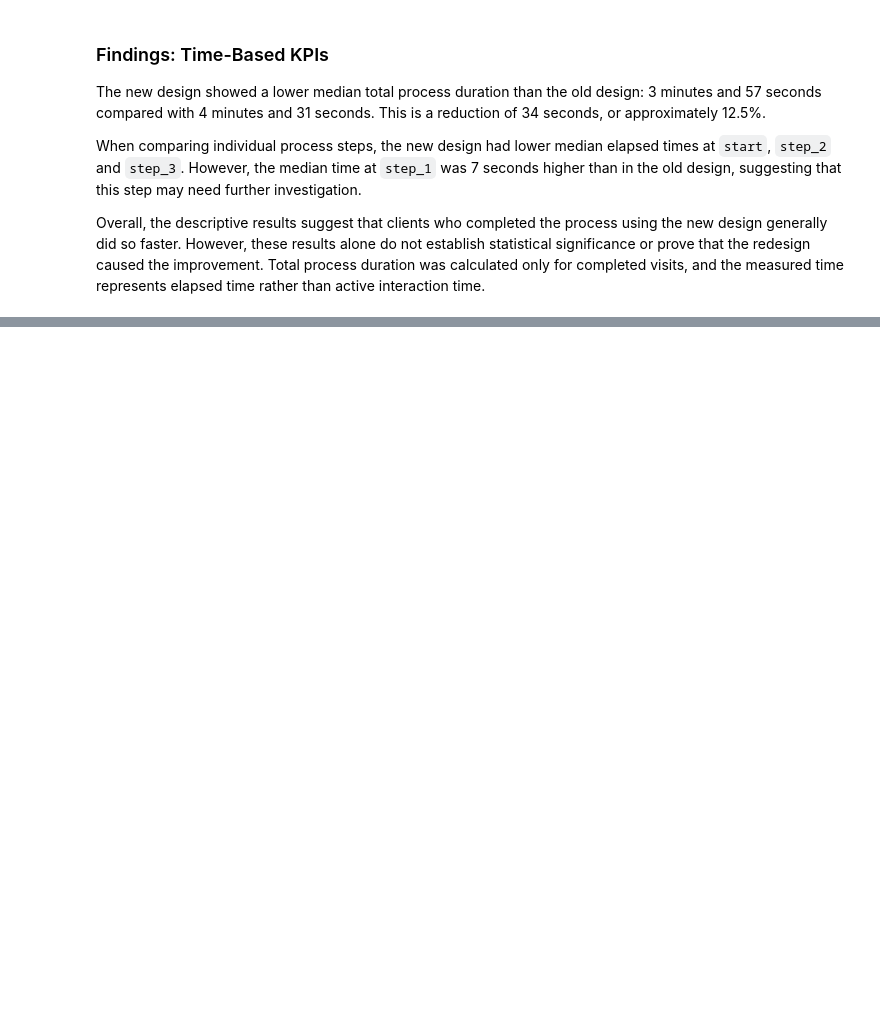
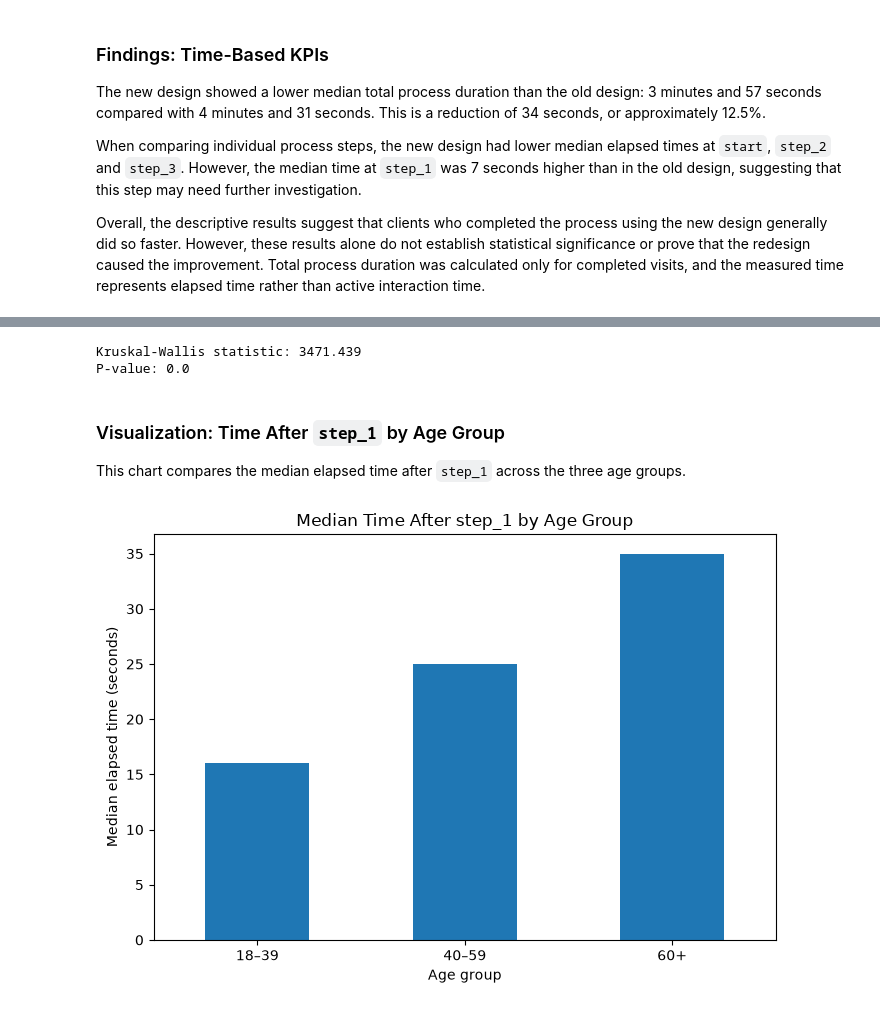
Before and after one commit to JovZiv/vanguard-ab-test-project2, a Jupyter notebook: vanguard-ab-test.ipynb, the cells around one changed output, grey strips where cells are left out. Drawn from its saved outputs; the diff is of its cells as text; code cells hidden in the pictures; blank space fills up the shorter version.

```diff
--- a/vanguard-ab-test.ipynb
+++ b/vanguard-ab-test.ipynb
@@ -691,0 +806,13 @@ Overall, the descriptive results suggest that clients who completed the process
+# %%
+# Remove intervals without age information
+step1_age = step1_age.dropna(subset=["clnt_age"]).copy()
+
+# Assign each client to an age group
+step1_age["age_group"] = pd.cut(
+    step1_age["clnt_age"],
+    bins=[0, 39, 59, float("inf")],
+    labels=["18–39", "40–59", "60+"],
+)
+
+# Count the intervals in each age group
+print(step1_age["age_group"].value_counts().sort_index())
@@ -691,0 +829,10 @@ Overall, the descriptive results suggest that clients who completed the process
+# %%
+# Compare the time intervals across age groups using summary statistics
+age_time_summary = (
+    step1_age.groupby("age_group", observed=True)["time_seconds"]
+    .agg(["count", "mean", "median"])
+    .round(1)
+)
+
+# Display the results in seconds
+display(age_time_summary)
@@ -691,0 +857,36 @@ Overall, the descriptive results suggest that clients who completed the process
+# %%
+# Separate the time intervals into the three age groups
+time_18_39 = step1_age.loc[step1_age["age_group"] == "18–39", "time_seconds"]
+
+time_40_59 = step1_age.loc[step1_age["age_group"] == "40–59", "time_seconds"]
+
+time_60_plus = step1_age.loc[step1_age["age_group"] == "60+", "time_seconds"]
+
+# Test whether the time distributions differ across age groups
+statistic, p_value = kruskal(time_18_39, time_40_59, time_60_plus)
+
+# Display the test results
+print("Kruskal-Wallis statistic:", round(statistic, 3))
+print("P-value:", p_value)
+# %% [output]
+Kruskal-Wallis statistic: 3471.439
+P-value: 0.0
+# %% [markdown]
+### Visualization: Time After `step_1` by Age Group
+
+This chart compares the median elapsed time after `step_1` across the three age groups.
+# %%
+# Plot the median time after step_1 for each age group
+age_time_summary["median"].plot(
+    kind="bar",
+    figsize=(7, 5),
+    ylabel="Median elapsed time (seconds)",
+    xlabel="Age group",
+    title="Median Time After step_1 by Age Group",
+)
+
+# Keep the labels horizontal and adjust the chart layout
+plt.xticks(rotation=0)
+plt.tight_layout()
+# %% [output]
+[figure, added]
```
Also changed, not shown: parts of 22 cells of this notebook.
